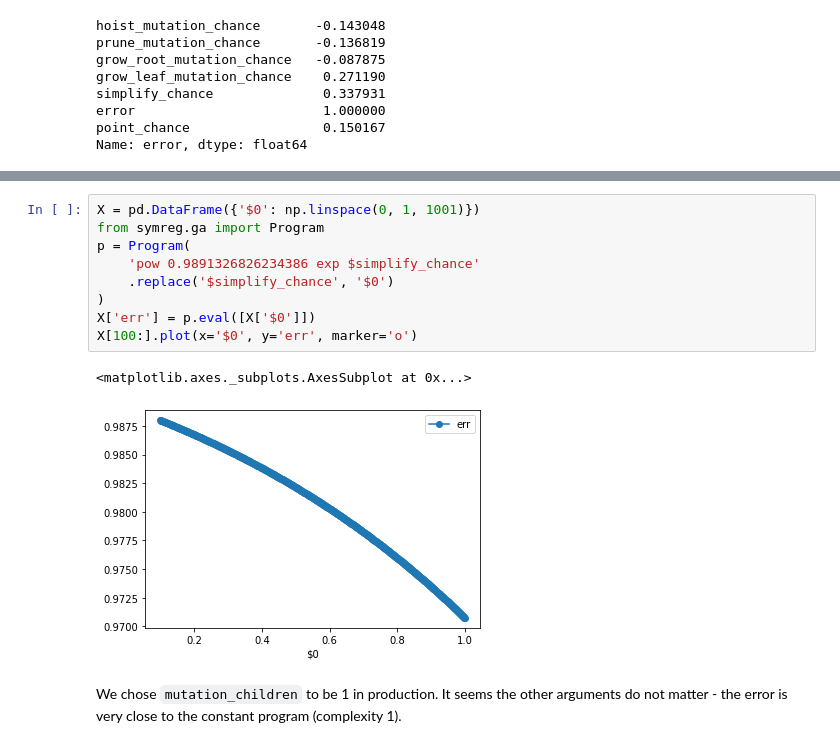
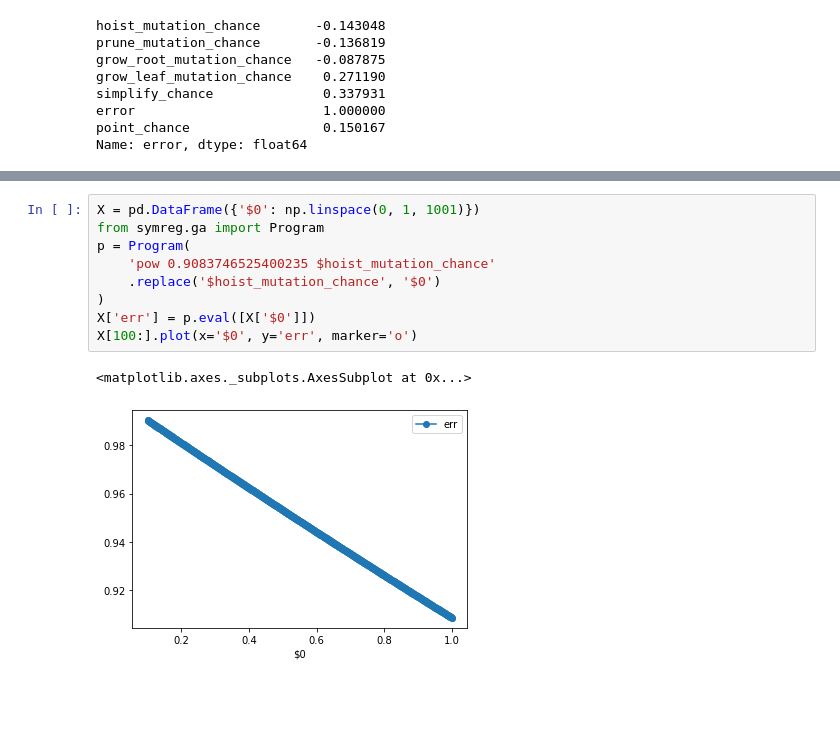
Before and after one commit to danuker/symreg, a Jupyter notebook: Metaopt.ipynb, the cells around one changed output, grey strips where cells are left out. Cells and saved outputs as stored; diff of their text form; blank space fills up the shorter version.

```diff
--- a/Metaopt.ipynb
+++ b/Metaopt.ipynb
@@ -194,14 +182,12 @@ r2.results()
 # %%
 X = pd.DataFrame({'$0': np.linspace(0, 1, 1001)})
 from symreg.ga import Program
 p = Program(
-    'pow 0.9891326826234386 exp $simplify_chance'
-    .replace('$simplify_chance', '$0')
+    'pow 0.9083746525400235 $hoist_mutation_chance'
+    .replace('$hoist_mutation_chance', '$0')
 )
 X['err'] = p.eval([X['$0']])
 X[100:].plot(x='$0', y='err', marker='o')
 # %% [output]
 <matplotlib.axes._subplots.AxesSubplot at 0x...>
-[figure, old version]
+[figure, new version]
-# %% [markdown]
-We chose `mutation_children` to be 1 in production. It seems the other arguments do not matter - the error is very close to the constant program (complexity 1).
```
Also changed, not shown: parts of 6 cells of this notebook, 4 other files.
